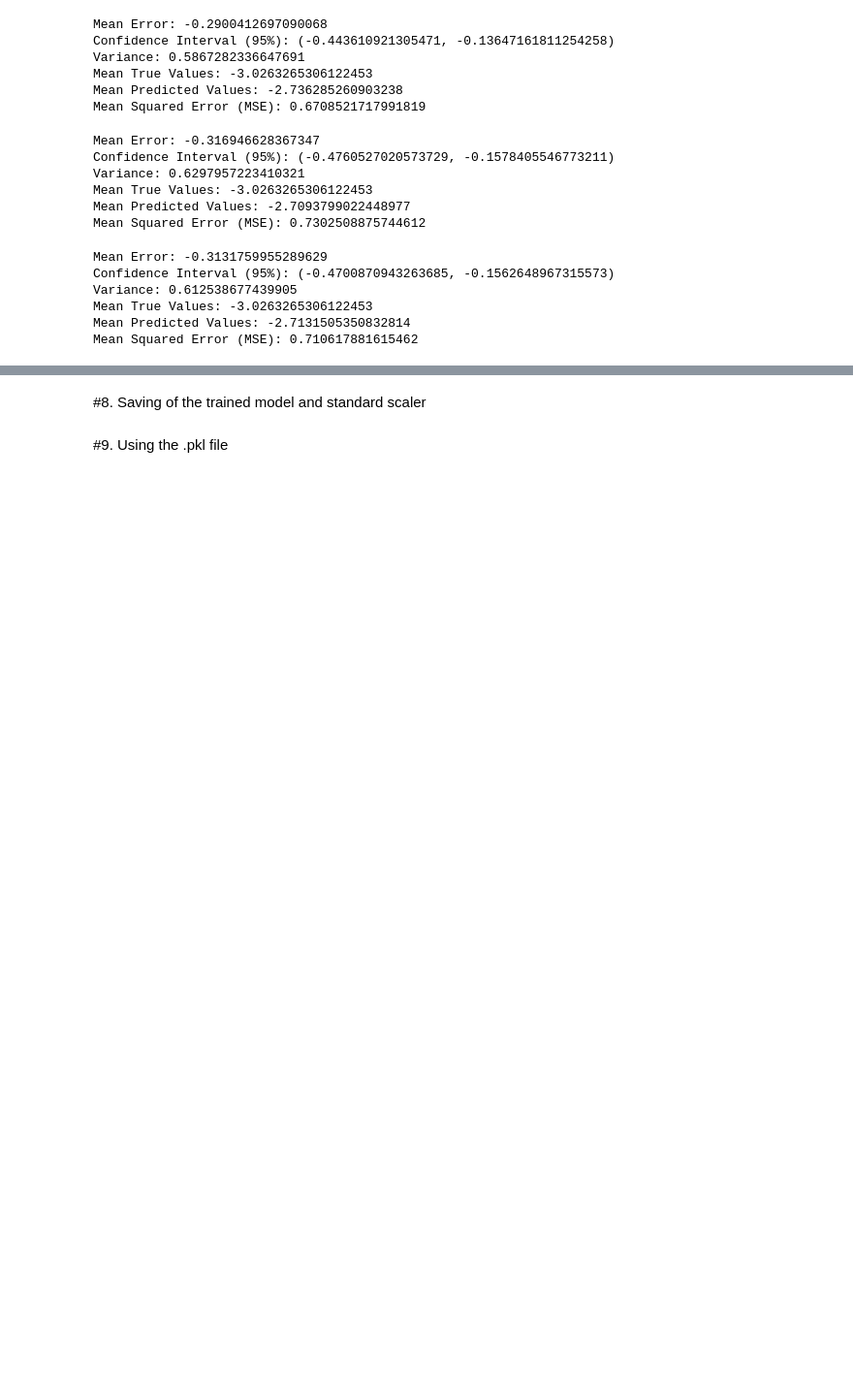
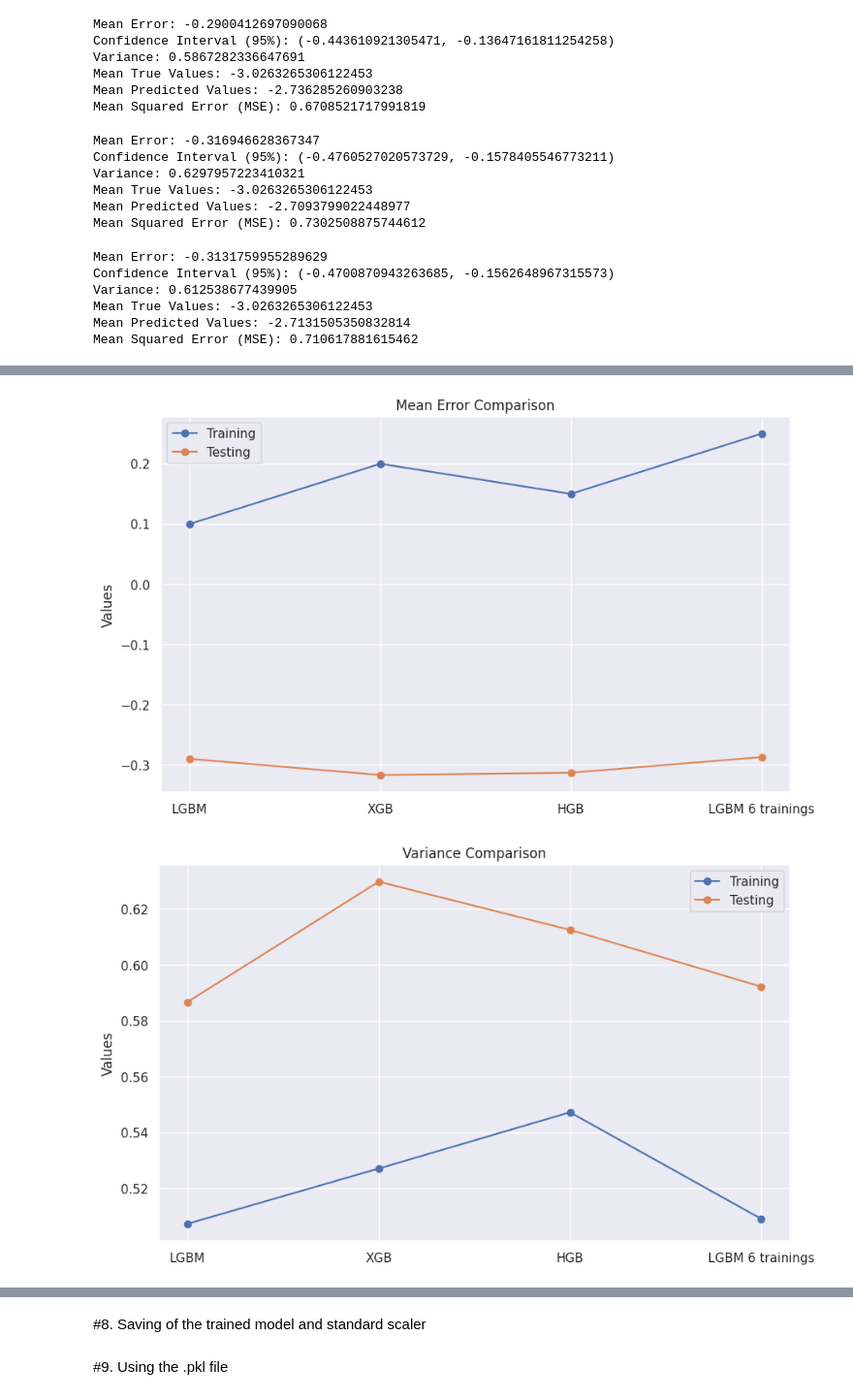
Before and after one commit to LucasCossard/WSPP_Projectppchem, a Jupyter notebook: Notebook_WSP.ipynb, the cells around one changed output, grey strips where cells are left out. Shown at 97% size. Saved outputs shown, nothing was run; the diff lists cells and outputs as text; code cells hidden in the pictures; blank space fills up the shorter version.

```diff
--- a/Notebook_WSP.ipynb
+++ b/Notebook_WSP.ipynb
@@ -1545,0 +1604,36 @@ print("Mean Squared Error (MSE):", mse_test_data_LGMB_6trainings)
+# %%
+import matplotlib.pyplot as plt
+
+# Define the labels for each model
+models = ['LGBM', 'XGB', 'HGB', 'LGBM 6 trainings']
+
+# Function to create comparison point plots
+def plot_comparison_point(data1, data2, title):
+    fig, ax = plt.subplots(figsize=(10, 6))
+    x = range(len(models))
+    ax.plot(x, data1, marker='o', linestyle='-', label='Training')
+    ax.plot(x, data2, marker='o', linestyle='-', label='Testing')
+    ax.set_ylabel('Values')
+    ax.set_title(title)
+    ax.set_xticks(x)
+    ax.set_xticklabels(models)
+    ax.legend()
+    plt.show()
+
+# Plotting for Mean Error
+plot_comparison_point(Training_Mean_Error, Testing_Mean_Error, 'Mean Error Comparison')
+
+# Plotting for Variance
+plot_comparison_point(Training_Variance, Testing_Variance, 'Variance Comparison')
+
+# Plotting for Mean True Values
+plot_comparison_point(Training_Mean_True_Values, Testing_Mean_True_Values, 'Mean True Values Comparison')
+
+# Plotting for Mean Predicted Values
+plot_comparison_point(Training_Mean_Predicted_Values, Testing_Mean_Predicted_Values, 'Mean Predicted Values Comparison')
+
+# Plotting for MSE
+plot_comparison_point(Training_MSE, Testing_MSE, 'MSE Comparison')
+# %% [output]
+[figure, added]
+[figure, added]
```
Also changed, not shown: parts of 25 cells of this notebook.
